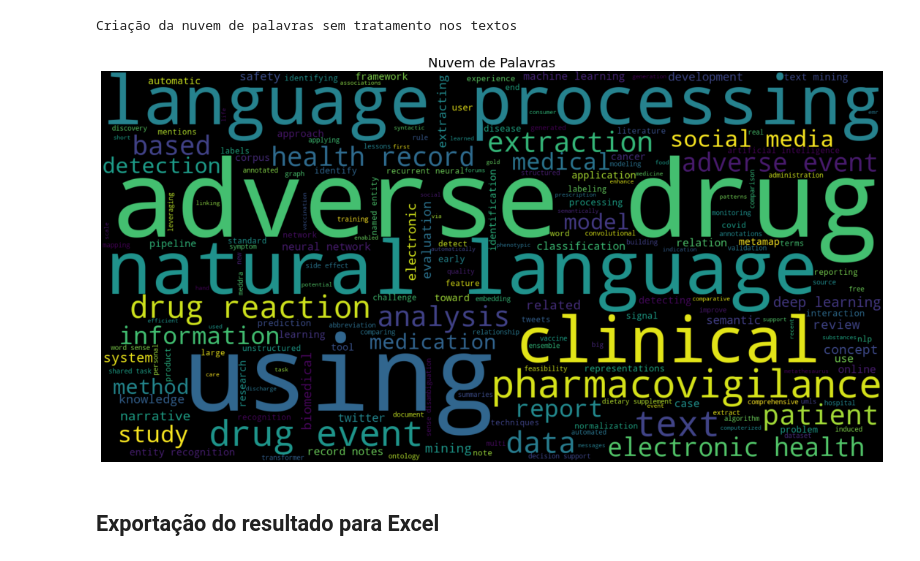
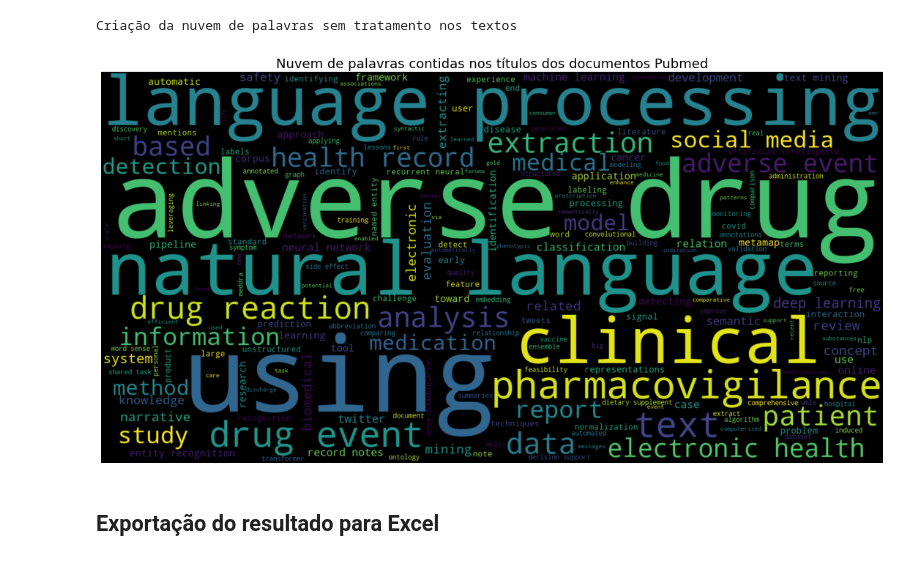
Before and after one commit to LuizPerciliano/Evento-Adverso-com-Metamap-e-Twitter-com-Portugues-Brasil, a Jupyter notebook: apps/app-Dissertacao/notebook/CEFET-Dissertação-Perci-CARGAS-2022.ipynb, the cells around one changed output. Drawn from its saved outputs; the diff is of its cells as text; code cells hidden in the pictures.

Commit message:
Ajustes em figuras e arquivos

```diff
--- a/apps/app-Dissertacao/notebook/CEFET-Dissertação-Perci-CARGAS-2022.ipynb
+++ b/apps/app-Dissertacao/notebook/CEFET-Dissertação-Perci-CARGAS-2022.ipynb
@@ -1930,31 +1966,34 @@ wordcloud_titulo_pubmed = WordCloud(stopwords=stopwords,
 # %% [output]
 Criação da nuvem de palavras sem tratamento nos textos
 # %%
-path_image = '../image/'
-
-titulo = 'Nuvem de Palavras'
+# variáveis
+titulo = 'Nuvem de palavras contidas nos títulos dos documentos Pubmed'
 #eixo_x = ''
 #eixo_y = ''
-image = path_image+'wordcloud_titulo_pubmed'
-extensao_arquivo = '.pdf'
+extensao_arquivo = '.png'
+path_image = '../image/'
+image = path_image+'wordcloud_titulo_pubmed_'+dataFormatada
 
-#Gráfico
+
+#gráfico
 fig, ax = plt.subplots(figsize=(16,8))
 ax.imshow(wordcloud_titulo_pubmed, interpolation='bilinear')
 ax.set_axis_off()
 
-#legendas
-#ax.legend(title='Legenda', loc=4, fontsize=9)
-ax.set_title(titulo, fontsize=18)
+# legenda
+#ax.legend(title='Legenda', loc=1, fontsize=9)
+ax.set_title(titulo,  fontsize=18)
 #ax.set_xlabel(eixo_x, fontsize=9)
 #ax.set_ylabel(eixo_y, fontsize=9)
+#plt.grid(True)
 
 #salvar imagens
-plt.savefig(image+extensao_arquivo) #, format='pdf', dpi=300, transparent=True)
-plt.tight_layout()
+#plt.savefig(image+extensao_arquivo) #, format='pdf', dpi=300, transparent=True)
+plt.savefig(image+extensao_arquivo, format='png', dpi=300, bbox_inches='tight', transparent=False)
+plt.tight_layout() ## ver se é necessário
 plt.show()
 # %% [output]
-[figure, old version]
+[figure, new version]
 # %% [markdown]
 ## Exportação do resultado para Excel
 # %%
```
Also changed, not shown: parts of 12 cells of this notebook, 11 other files.
